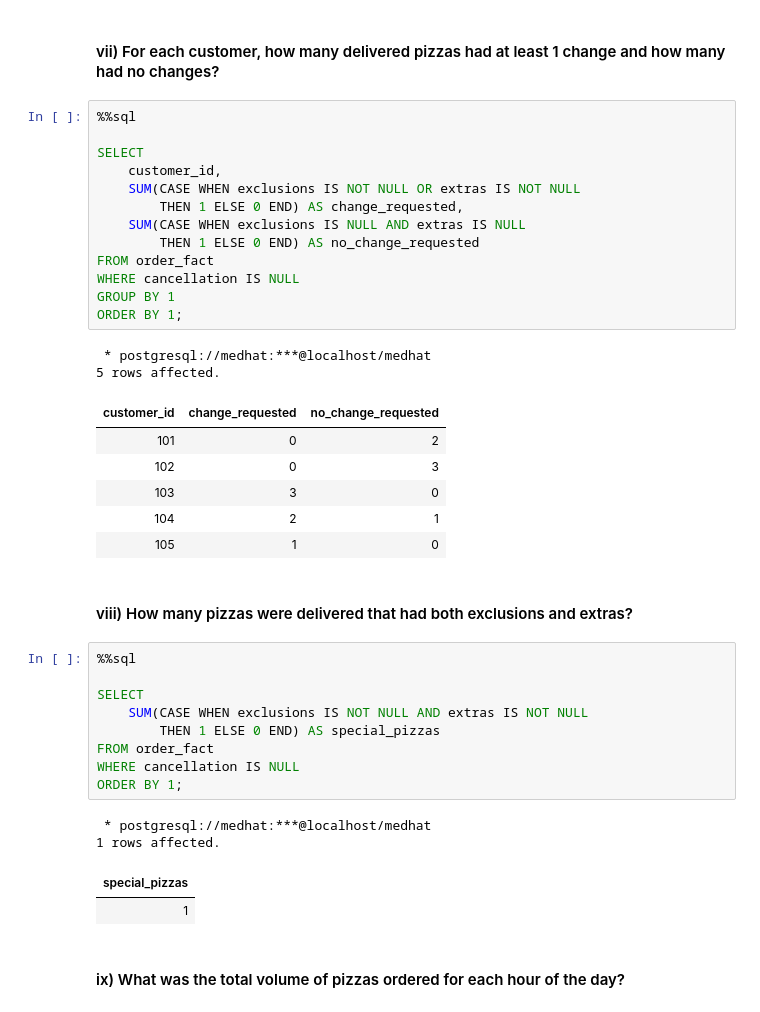
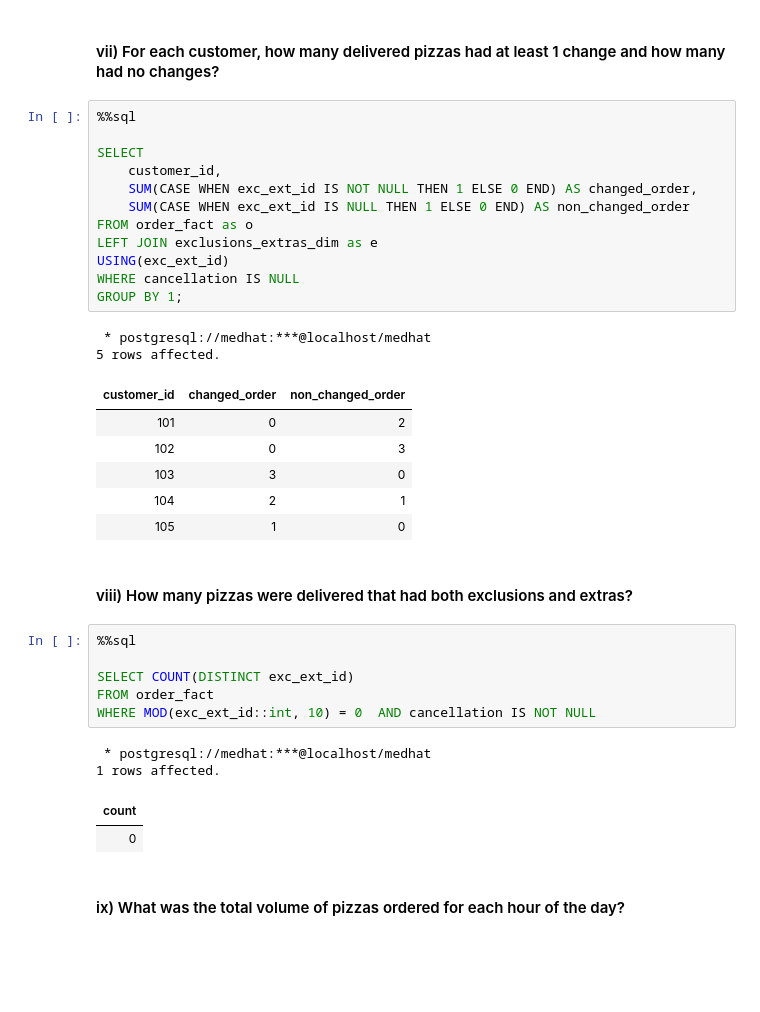
Before and after one commit to MEDHAT-ALHADDAD/Pizza_Runner, a Jupyter notebook: Case Study #2 - Pizza Runner.ipynb, the cells around one changed output. Saved outputs shown, nothing was run; the diff lists cells and outputs as text; blank space fills up the shorter version.

```diff
--- a/Case Study #2 - Pizza Runner.ipynb
+++ b/Case Study #2 - Pizza Runner.ipynb
@@ -855,20 +891,19 @@ LIMIT 1;
 # %%
 %%sql
 
 SELECT
     customer_id,
-    SUM(CASE WHEN exclusions IS NOT NULL OR extras IS NOT NULL
-        THEN 1 ELSE 0 END) AS change_requested,
-    SUM(CASE WHEN exclusions IS NULL AND extras IS NULL
-        THEN 1 ELSE 0 END) AS no_change_requested
-FROM order_fact
+    SUM(CASE WHEN exc_ext_id IS NOT NULL THEN 1 ELSE 0 END) AS changed_order,
+    SUM(CASE WHEN exc_ext_id IS NULL THEN 1 ELSE 0 END) AS non_changed_order
+FROM order_fact as o
+LEFT JOIN exclusions_extras_dim as e
+USING(exc_ext_id)
 WHERE cancellation IS NULL
-GROUP BY 1
-ORDER BY 1;
+GROUP BY 1;
 # %% [output]
  * postgresql://medhat:***@localhost/medhat
 5 rows affected.
-| customer_id | change_requested | no_change_requested |
+| customer_id | changed_order | non_changed_order |
 | 101 | 0 | 2 |
 | 102 | 0 | 3 |
 | 103 | 3 | 0 |
@@ -879,17 +914,14 @@ ORDER BY 1;
 # %%
 %%sql
 
-SELECT
-    SUM(CASE WHEN exclusions IS NOT NULL AND extras IS NOT NULL
-        THEN 1 ELSE 0 END) AS special_pizzas
+SELECT COUNT(DISTINCT exc_ext_id)
 FROM order_fact
-WHERE cancellation IS NULL
-ORDER BY 1;
+WHERE MOD(exc_ext_id::int, 10) = 0  AND cancellation IS NOT NULL
 # %% [output]
  * postgresql://medhat:***@localhost/medhat
 1 rows affected.
-| special_pizzas |
-| 1 |
+| count |
+| 0 |
 # %% [markdown]
 #### ix) What was the total volume of pizzas ordered for each hour of the day?
 # %%
```
Also changed, not shown: parts of 35 cells of this notebook, 5 other files.
